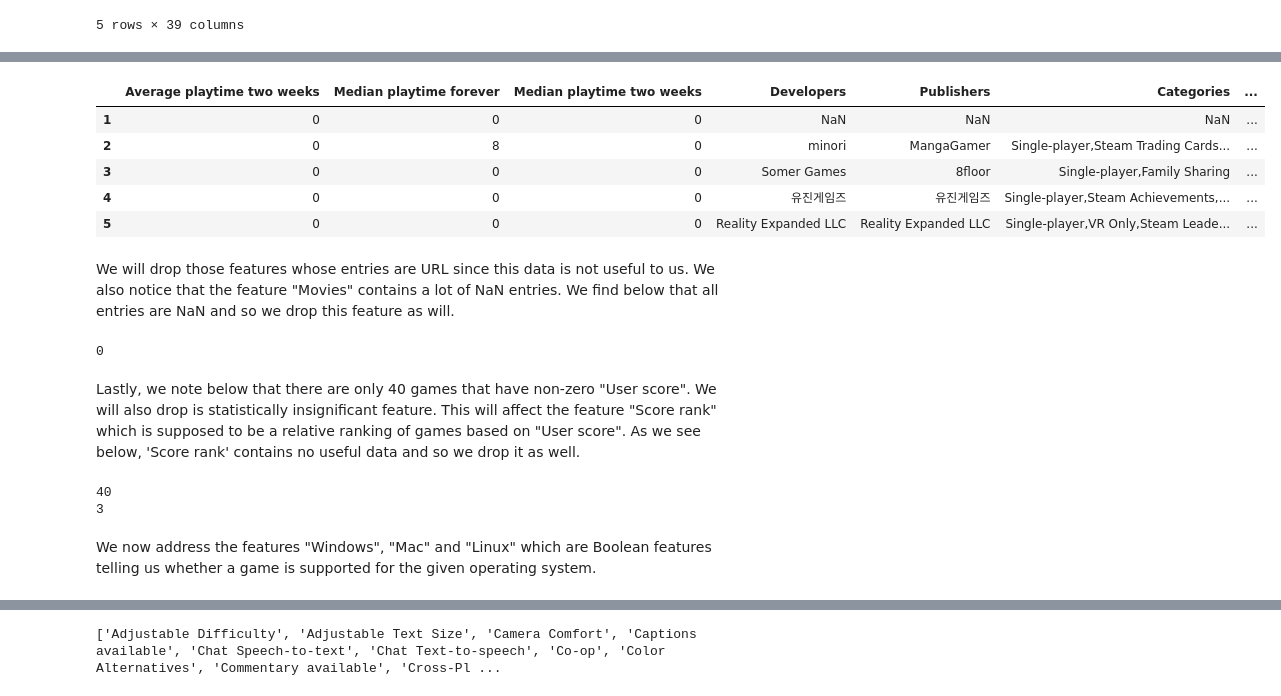
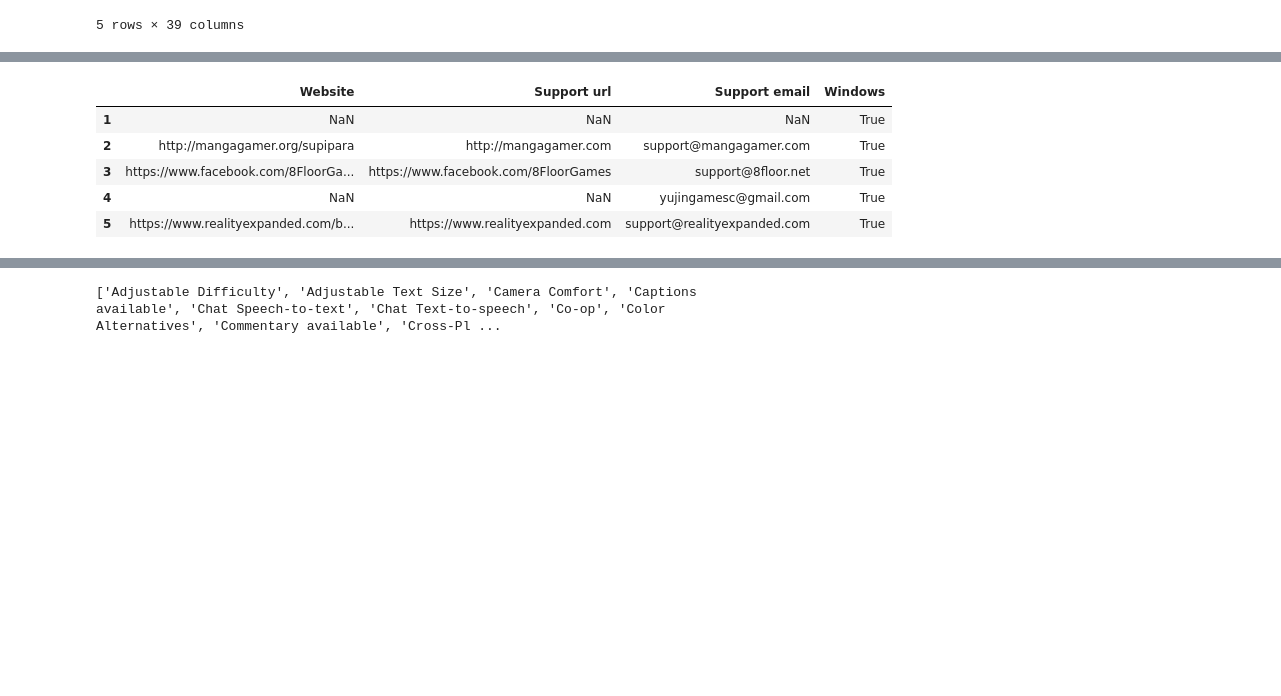
Before and after one commit to shujoshi-git/steam-games-recommender, a Jupyter notebook: steam_games.ipynb, the cells around one changed output, grey strips where cells are left out. Cells and saved outputs as stored; diff of their text form; code cells hidden in the pictures; blank space fills up the shorter version.

Commit message:
More data cleaning.

```diff
--- a/steam_games.ipynb
+++ b/steam_games.ipynb
@@ -90,5 +79,10 @@ Index(['AppID', 'Name', 'Release date', 'Estimated owners', 'Peak CCU',
+# %%
+# Add a column that inedex the rows using positive integers.
+
+df = df.reset_index(drop=False)
+df.index = df.index + 1
 # %%
-df.columns = ['Name', 'Release date', 'Estimated owners', 'Peak CCU',
+df.columns = ['AppID', 'Name', 'Release date', 'Estimated owners', 'Peak CCU',
        'Required age', 'Price', 'Discount', 'DLC count', 'About the game',
        'Supported languages', 'Full audio languages', 'Reviews',
        'Header image', 'Website', 'Support url', 'Support email', 'Windows',
@@ -102,3 +93,0 @@ We replace the feature "AppID" with a simple indexing column.
-# %%
-df = df.reset_index(drop=True)
-df.index = df.index + 1
@@ -107,26 +110,12 @@ We wish to drop features that serve no use. To see what type of data each featur
 # %%
-df.iloc[0:5, 29:39]
+# Notice that many features are strings that are URL. Most of these are not useful to us.
+
+df.iloc[0:5, 14:18]
 # %% [output]
-|  | Average playtime two weeks | Median playtime forever | Median playtime two weeks | Developers | Publishers | Categories | ... |
-| 1 | 0 | 0 | 0 | NaN | NaN | NaN | ... |
-| 2 | 0 | 8 | 0 | minori | MangaGamer | Single-player,Steam Trading Cards... | ... |
-| 3 | 0 | 0 | 0 | Somer Games | 8floor | Single-player,Family Sharing | ... |
-| 4 | 0 | 0 | 0 | 유진게임즈 | 유진게임즈 | Single-player,Steam Achievements,... | ... |
-| 5 | 0 | 0 | 0 | Reality Expanded LLC | Reality Expanded LLC | Single-player,VR Only,Steam Leade... | ... |
+|  | Website | Support url | Support email | Windows |
+| 1 | NaN | NaN | NaN | True |
+| 2 | http://mangagamer.org/supipara | http://mangagamer.com | support@mangagamer.com | True |
+| 3 | https://www.facebook.com/8FloorGa... | https://www.facebook.com/8FloorGames | support@8floor.net | True |
+| 4 | NaN | NaN | yujingamesc@gmail.com | True |
+| 5 | https://www.realityexpanded.com/b... | https://www.realityexpanded.com | support@realityexpanded.com | True |
-# %% [markdown]
-We will drop those features whose entries are URL since this data is not useful to us. We also notice that the feature "Movies" contains a lot of NaN entries. We find below that all entries are NaN and so we drop this feature as will.
-# %%
-print(df['Movies'].count())
-# %% [output]
-0
-# %% [markdown]
-Lastly, we note below that there are only 40 games that have non-zero "User score". We will also drop is statistically insignificant feature. This will affect the feature "Score rank" which is supposed to be a relative ranking of games based on "User score". As we see below, 'Score rank' contains no useful data and so we drop it as well.
-# %%
-print((df['User score'] != 0).sum())
-print(df['Score rank'].nunique())
-# %% [output]
-40
-3
-# %% [markdown]
-We now address the features "Windows", "Mac" and "Linux" which are Boolean features telling us whether a game is supported for the given operating system.
 # %%
```
Also changed, not shown: parts of 38 cells of this notebook.
